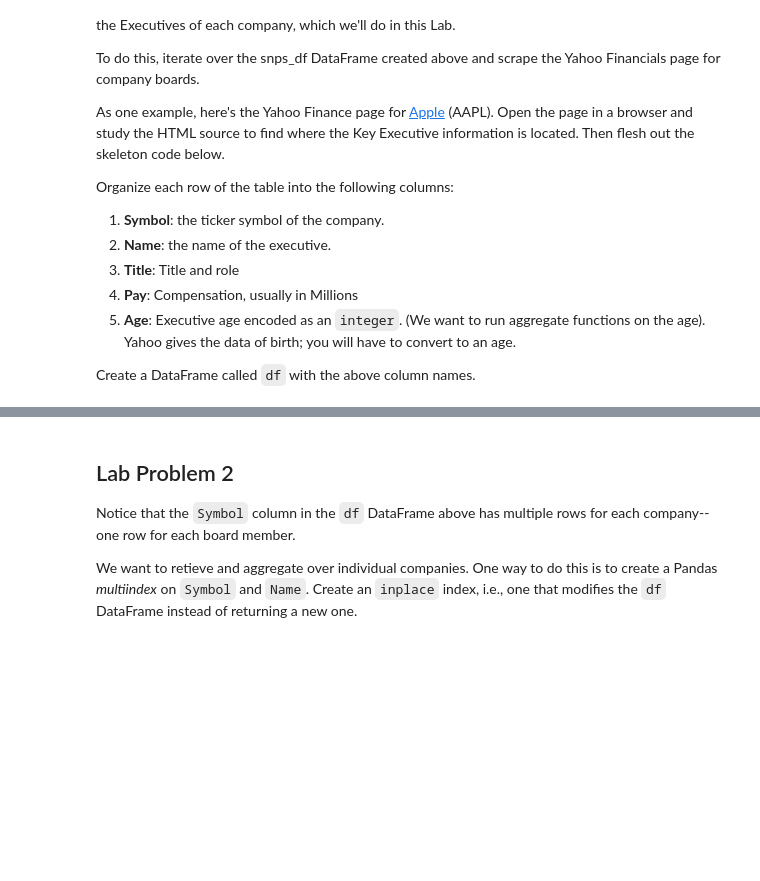
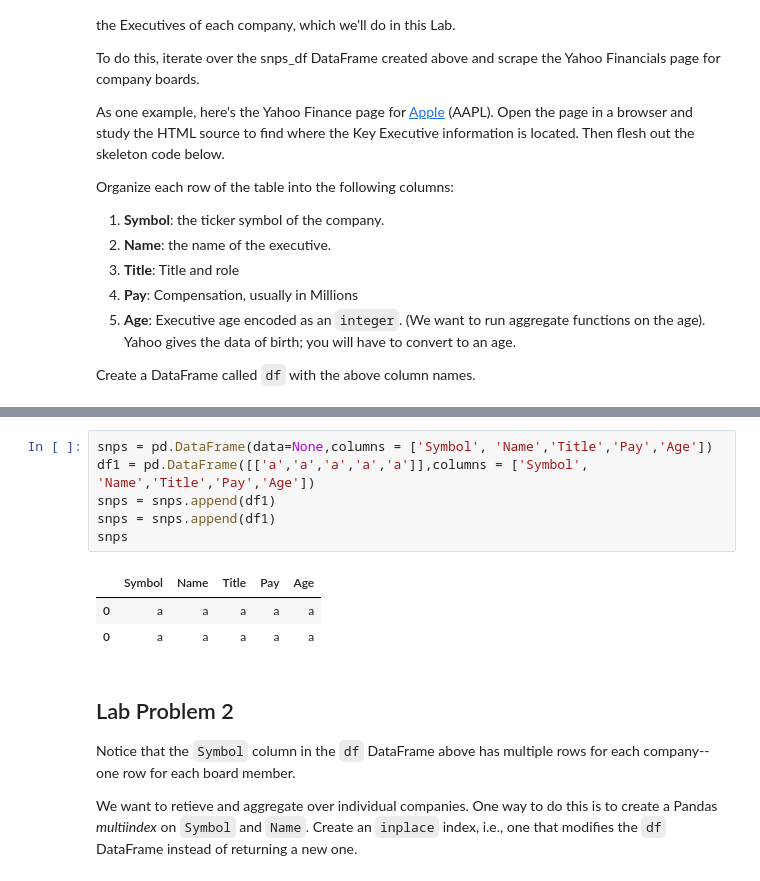
Before and after one commit to adomakor412/DataEngineering, a Jupyter notebook: WebBrowserPlatform-StaticHTMLWebScraping/Lab-5-scraping.ipynb, the cells around one changed output, grey strips where cells are left out. Drawn from its saved outputs; the diff is of its cells as text; blank space fills up the shorter version.

```diff
--- a/WebBrowserPlatform-StaticHTMLWebScraping/Lab-5-scraping.ipynb
+++ b/WebBrowserPlatform-StaticHTMLWebScraping/Lab-5-scraping.ipynb
@@ -260,3 +273,13 @@ Index: []
+# %%
+snps = pd.DataFrame(data=None,columns = ['Symbol', 'Name','Title','Pay','Age'])
+df1 = pd.DataFrame([['a','a','a','a','a']],columns = ['Symbol', 'Name','Title','Pay','Age'])
+snps = snps.append(df1)
+snps = snps.append(df1)
+snps
+# %% [output]
+|  | Symbol | Name | Title | Pay | Age |
+| 0 | a | a | a | a | a |
+| 0 | a | a | a | a | a |
 # %% [markdown]
 ## Lab Problem 2
 
```
Also changed, not shown: parts of 5 cells of this notebook, 5 other files.
